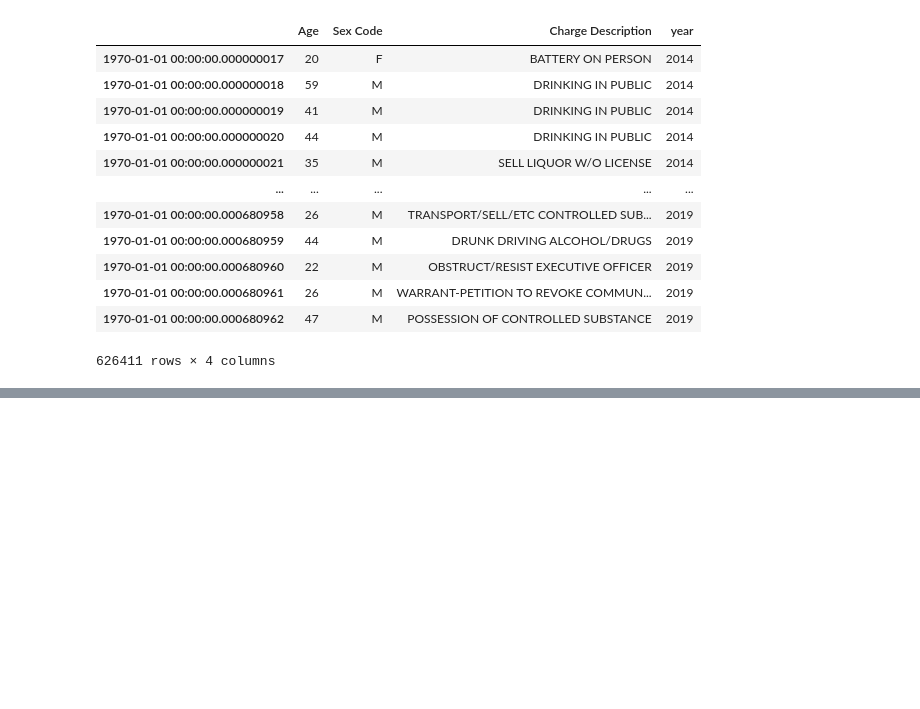
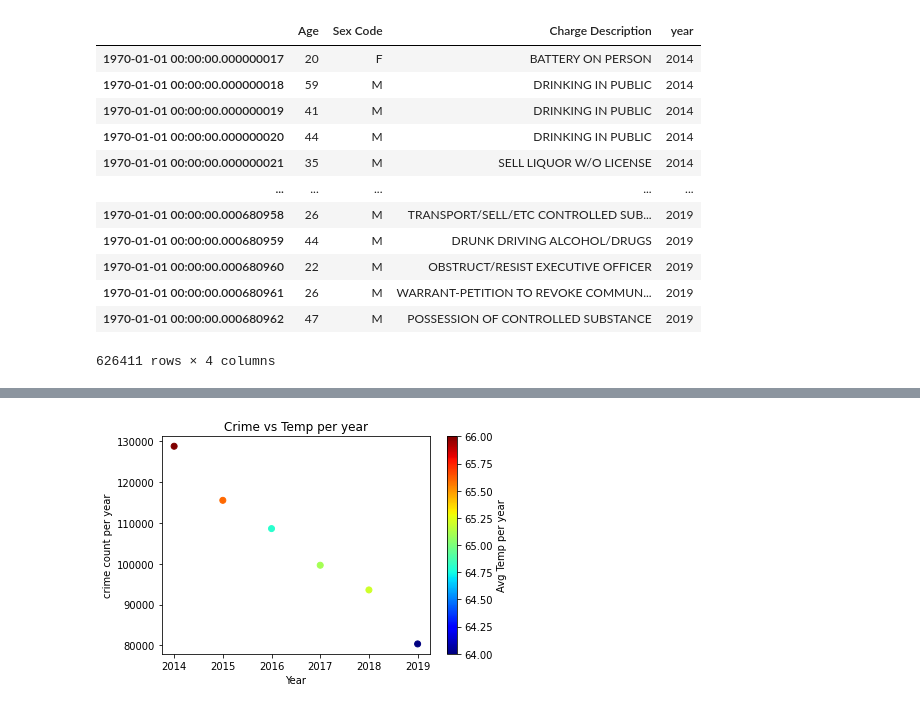
Before and after one commit to dvolz1130/project-one, a Jupyter notebook: Jacqueilne/clean_data .ipynb, the cells around one changed output, grey strips where cells are left out. Saved outputs shown, nothing was run; the diff lists cells and outputs as text; code cells hidden in the pictures; blank space fills up the shorter version.

```diff
--- a/Jacqueilne/clean_data .ipynb
+++ b/Jacqueilne/clean_data .ipynb
@@ -130,0 +218,11 @@ crimes_year_df.head()
+# %%
+plt.scatter(merge_weather_crime['year'],merge_weather_crime['Charge count per year'],c=merge_weather_crime['Average Temperature'],
+            cmap="jet")
+clb = plt.colorbar()
+plt.xlabel("Year")
+plt.ylabel("crime count per year")
+clb.set_label("Avg Temp per year")
+plt.title("Crime vs Temp per year")
+plt.show()
+# %% [output]
+[figure, added]
```
Also changed, not shown: parts of 11 cells of this notebook.
